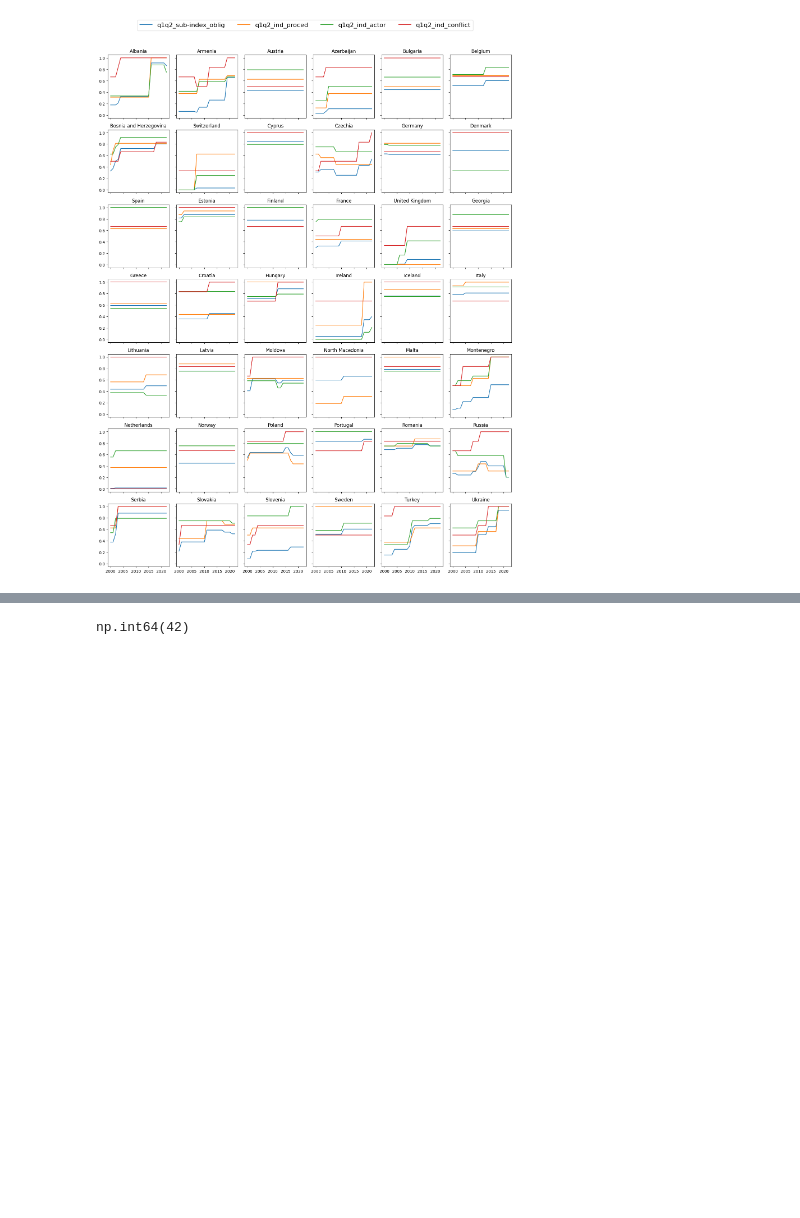
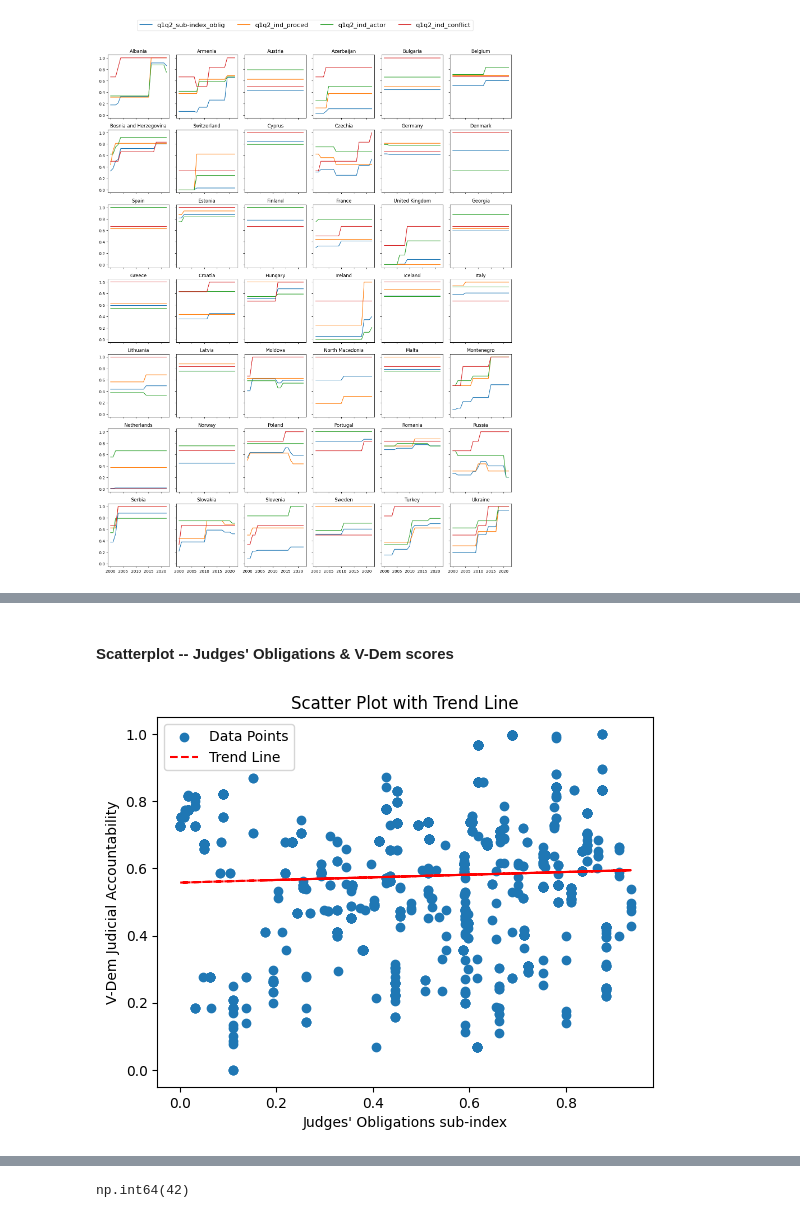
Before and after one commit to najafriederike/storing_data, a Jupyter notebook: exploratory_notebook.ipynb, the cells around one changed output, grey strips where cells are left out. Saved outputs shown, nothing was run; the diff lists cells and outputs as text; code cells hidden in the pictures; blank space fills up the shorter version.

```diff
--- a/exploratory_notebook.ipynb
+++ b/exploratory_notebook.ipynb
@@ -249,0 +506,2 @@ plt.show()
+# %% [markdown]
+#### Scatterplot -- Judges' Obligations & V-Dem scores
@@ -249,0 +513,30 @@ plt.show()
+# %%
+# Scatterplot -- Judges' Obligations & V-Dem Judicial Accountability
+
+# Your scatter plot data
+x = q1q2_oblig_vdem_df['q1q2_sub-index_oblig']
+y = q1q2_oblig_vdem_df['v2juaccnt']
+
+# Create the scatter plot
+plt.scatter(x, y, label='Data Points')
+
+# Fit a line to the data
+coefficients = np.polyfit(x, y, deg=1)
+trend_line = np.poly1d(coefficients)
+
+# Plot the trend line
+plt.plot(x, trend_line(x), color='red', linestyle='--', label='Trend Line')
+
+# Add titles and labels
+plt.title('Scatter Plot with Trend Line')
+plt.xlabel("Judges' Obligations sub-index")
+plt.ylabel('V-Dem Judicial Accountability')
+plt.legend()
+
+# Export figure
+plt.savefig("../figures/scatterplot_obligations-sub-index_vdem_jud-accountability.png", format="png", bbox_inches='tight', pad_inches=0.5, dpi=300)
+
+# Display figure
+plt.show()
+# %% [output]
+[figure, added]
```
Also changed, not shown: parts of 22 cells of this notebook.
